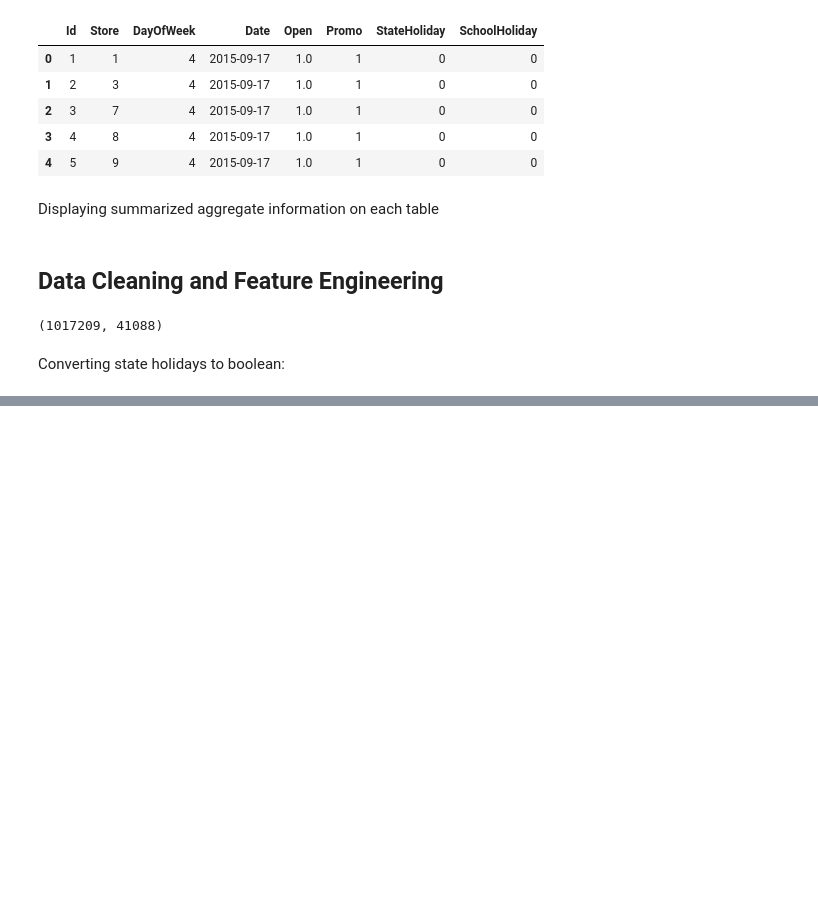
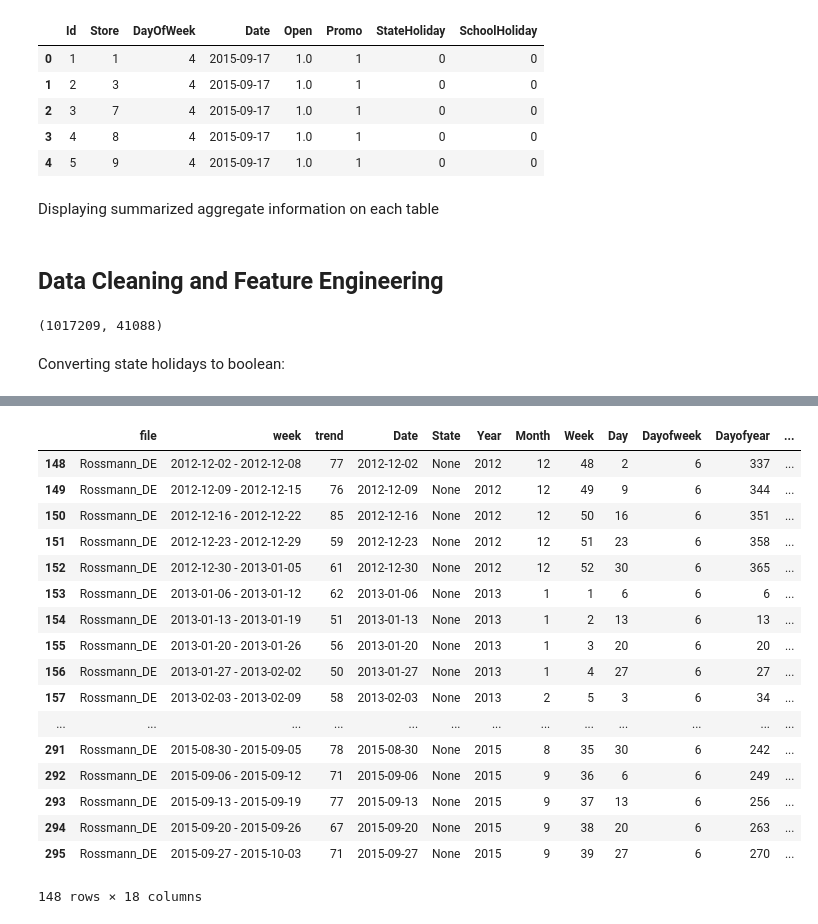
Before and after one commit to tomilsinszki/machine_learning, a Jupyter notebook: rossman_competition.ipynb, the cells around one changed output, grey strips where cells are left out. Drawn from its saved outputs; the diff is of its cells as text; code cells hidden in the pictures; blank space fills up the shorter version.

```diff
--- a/rossman_competition.ipynb
+++ b/rossman_competition.ipynb
@@ -154,0 +315,23 @@ Name: StateHoliday, Length: 41088, dtype: bool
+# %%
+trend_de = googletrend[googletrend.file == 'Rossmann_DE']
+# %%
+trend_de
+# %% [output]
+|  | file | week | trend | Date | State | Year | Month | Week | Day | Dayofweek | Dayofyear | ... |
+| 148 | Rossmann_DE | 2012-12-02 - 2012-12-08 | 77 | 2012-12-02 | None | 2012 | 12 | 48 | 2 | 6 | 337 | ... |
+| 149 | Rossmann_DE | 2012-12-09 - 2012-12-15 | 76 | 2012-12-09 | None | 2012 | 12 | 49 | 9 | 6 | 344 | ... |
+| 150 | Rossmann_DE | 2012-12-16 - 2012-12-22 | 85 | 2012-12-16 | None | 2012 | 12 | 50 | 16 | 6 | 351 | ... |
+| 151 | Rossmann_DE | 2012-12-23 - 2012-12-29 | 59 | 2012-12-23 | None | 2012 | 12 | 51 | 23 | 6 | 358 | ... |
+| 152 | Rossmann_DE | 2012-12-30 - 2013-01-05 | 61 | 2012-12-30 | None | 2012 | 12 | 52 | 30 | 6 | 365 | ... |
+| 153 | Rossmann_DE | 2013-01-06 - 2013-01-12 | 62 | 2013-01-06 | None | 2013 | 1 | 1 | 6 | 6 | 6 | ... |
+| 154 | Rossmann_DE | 2013-01-13 - 2013-01-19 | 51 | 2013-01-13 | None | 2013 | 1 | 2 | 13 | 6 | 13 | ... |
+| 155 | Rossmann_DE | 2013-01-20 - 2013-01-26 | 56 | 2013-01-20 | None | 2013 | 1 | 3 | 20 | 6 | 20 | ... |
+| 156 | Rossmann_DE | 2013-01-27 - 2013-02-02 | 50 | 2013-01-27 | None | 2013 | 1 | 4 | 27 | 6 | 27 | ... |
+| 157 | Rossmann_DE | 2013-02-03 - 2013-02-09 | 58 | 2013-02-03 | None | 2013 | 2 | 5 | 3 | 6 | 34 | ... |
+| ... | ... | ... | ... | ... | ... | ... | ... | ... | ... | ... | ... | ... |
+| 291 | Rossmann_DE | 2015-08-30 - 2015-09-05 | 78 | 2015-08-30 | None | 2015 | 8 | 35 | 30 | 6 | 242 | ... |
+| 292 | Rossmann_DE | 2015-09-06 - 2015-09-12 | 71 | 2015-09-06 | None | 2015 | 9 | 36 | 6 | 6 | 249 | ... |
+| 293 | Rossmann_DE | 2015-09-13 - 2015-09-19 | 77 | 2015-09-13 | None | 2015 | 9 | 37 | 13 | 6 | 256 | ... |
+| 294 | Rossmann_DE | 2015-09-20 - 2015-09-26 | 67 | 2015-09-20 | None | 2015 | 9 | 38 | 20 | 6 | 263 | ... |
+| 295 | Rossmann_DE | 2015-09-27 - 2015-10-03 | 71 | 2015-09-27 | None | 2015 | 9 | 39 | 27 | 6 | 270 | ... |
+148 rows × 18 columns
```
Also changed, not shown: parts of 27 cells of this notebook.
